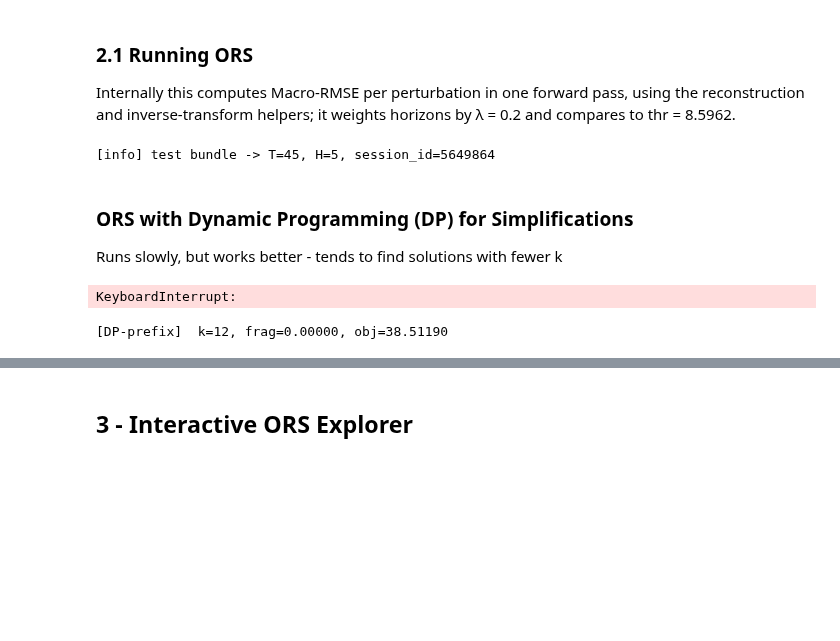
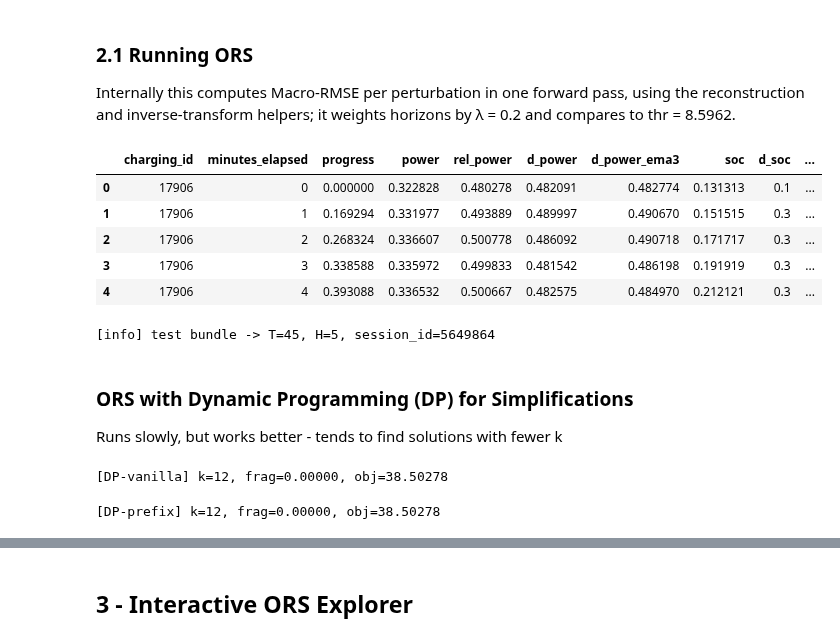
Before and after one commit to SebastianRokholt/Machine-Teaching-for-XAI--TimeSeries-Models, a Jupyter notebook: Notebooks/05__Curve_Simplification.ipynb, the cells around one changed output, grey strips where cells are left out. Drawn from its saved outputs; the diff is of its cells as text; code cells hidden in the pictures; blank space fills up the shorter version.

```diff
--- a/Notebooks/05__Curve_Simplification.ipynb
+++ b/Notebooks/05__Curve_Simplification.ipynb
@@ -106,63 +130,89 @@ Internally this computes Macro-RMSE per perturbation in one forward pass, using
 # %%
 # selects a charging session from the validation set
 SESSION_ID = 7753775 # abnormal
 # SESSION_ID = 7419257  # normal, in val set
 # SESSION_ID = 11732342  # abnormal
 SESSION_ID = 5649864  # abnormal
 # SESSION_ID = 4468530  # abnormal
 # SESSION_ID = 7554450
 # SESSION_ID = 8203265
-bundle_test = fetch_session_preds_bundle(model, test_loader, device=DEVICE, power_scaler=power_scaler, soc_scaler=soc_scaler,
-                                        idx_power_inp=idx_power_inp, idx_soc_inp=idx_soc_inp,
-                                        batch_index=None, sample_index=None, session_id=SESSION_ID)
 
-# TEST_BATCH_IDX, TEST_SAMPLE_IDX = 300, 5   # abnormal session with large jump in the beginning
-# TEST_BATCH_IDX, TEST_SAMPLE_IDX = 300, 5   # increase batch index for longer sessions
+display(test_s.head())
+# build a SessionPredsBundle directly from the scaled test dataframe
+bundle_test = make_bundle_from_session_df(
+    model=model,
+    df_scaled=test_s,
+    sid=int(SESSION_ID),
+    device=DEVICE,
+    input_features=input_features,
+    target_features=target_features,
+    horizon=HORIZON,
+    power_scaler=power_scaler,
+    soc_scaler=soc_scaler,
+    idx_power_inp=idx_power_inp,
+    idx_soc_inp=idx_soc_inp,
+)
 
-# bundle_test = fetch_session_preds_bundle(model, test_loader, TEST_BATCH_IDX, TEST_SAMPLE_IDX, DEVICE,
-#                                  power_scaler, soc_scaler, idx_power_inp, idx_soc_inp)
 T = bundle_test.length
 print(f"[info] test bundle -> T={T}, H={bundle_test.horizon}, session_id={bundle_test.session_id}")
 # %% [output]
+|  | charging_id | minutes_elapsed | progress | power | rel_power | d_power | d_power_ema3 | soc | d_soc | ... |
+| 0 | 17906 | 0 | 0.000000 | 0.322828 | 0.480278 | 0.482091 | 0.482774 | 0.131313 | 0.1 | ... |
+| 1 | 17906 | 1 | 0.169294 | 0.331977 | 0.493889 | 0.489997 | 0.490670 | 0.151515 | 0.3 | ... |
+| 2 | 17906 | 2 | 0.268324 | 0.336607 | 0.500778 | 0.486092 | 0.490718 | 0.171717 | 0.3 | ... |
+| 3 | 17906 | 3 | 0.338588 | 0.335972 | 0.499833 | 0.481542 | 0.486198 | 0.191919 | 0.3 | ... |
+| 4 | 17906 | 4 | 0.393088 | 0.336532 | 0.500667 | 0.482575 | 0.484970 | 0.212121 | 0.3 | ... |
 [info] test bundle -> T=45, H=5, session_id=5649864
 # %% [markdown]
 ### ORS with Dynamic Programming (DP) for Simplifications
 Runs slowly, but works better - tends to find solutions with fewer k
 # %%
-# macro-rmse params
-LAMBDA_DECAY = 0.2
-MRC_THRESHOLD = 8.5962
+T_MIN_EVAL = 1  # which time step to start evaluating predictions at
 
 # common ORS settings
 common_params = dict(
     dp_alpha=0.001, beta=3.0, gamma=0.05,
     R=5000, epsilon_mode="fraction", epsilon_value=0.3,
     dp_q=250, rdp_stage1_candidates=30,
-    t_min_eval=1, anchor_endpoints="last",
+    t_min_eval=T_MIN_EVAL, anchor_endpoints="last",
     min_k=1, max_k=15, stage2_err_metric="l2"   # "l2" (same as ORS paper) or "mrmse"
 )
 
-
 # 1) VANILLA DP (paper-faithful)
 p_vanilla = ORSParams(stage1_mode="dp", **common_params)
-res_vanilla = ors(bundle_test, model, p_vanilla,
-                                power_scaler=power_scaler, soc_scaler=soc_scaler,
-                                idx_power_inp=idx_power_inp, idx_soc_inp=idx_soc_inp,
-                                power_weight=POWER_WEIGHT, decay_lambda=LAMBDA_DECAY,
-                                threshold=MRC_THRESHOLD)
-print(f"[DP-vanilla] k={res_vanilla['k']}, frag={res_vanilla['frag']:.5f}, obj={res_vanilla['obj']:.5f}")
+res_vanilla = ors(
+    bundle_test,
+    model,
+    p_vanilla,
+    power_scaler=power_scaler,
+    idx_power_inp=idx_power_inp,
+    decay_lambda=LAMBDA_DECAY,
+    threshold=AD_THRESHOLD,
+)
+
+if res_vanilla is None:
+    print("[DP-vanilla] no label-preserving simplification found for this session with current params.")
+else:
+    print(f"[DP-vanilla] k={res_vanilla['k']}, frag={res_vanilla['frag']:.5f}, obj={res_vanilla['obj']:.5f}")
 # %% [output]
-KeyboardInterrupt:
+[DP-vanilla] k=12, frag=0.00000, obj=38.50278
 # %%
 # 2) DP + PREFIX SUMS (slightly faster)
 p_fast = ORSParams(stage1_mode="dp_prefix", **common_params)
-res_fast = ors(bundle_test, model, p_fast,
-                             power_scaler=power_scaler, soc_scaler=soc_scaler,
-                             idx_power_inp=idx_power_inp, idx_soc_inp=idx_soc_inp,
-                             power_weight=POWER_WEIGHT, decay_lambda=LAMBDA_DECAY,
-                             threshold=MRC_THRESHOLD)
-print(f"[DP-prefix]  k={res_fast['k']}, frag={res_fast['frag']:.5f}, obj={res_fast['obj']:.5f}")
+res_fast = ors(
+    bundle_test,
+    model,
+    p_fast,
+    power_scaler=power_scaler,
+    idx_power_inp=idx_power_inp,
+    decay_lambda=LAMBDA_DECAY,
+    threshold=AD_THRESHOLD,
+)
+if res_fast is None:
+    print("[DP-prefix] no label-preserving simplification found for this session with current params.")
+else:
+    print(f"[DP-prefix] k={res_fast['k']}, frag={res_fast['frag']:.5f}, obj={res_fast['obj']:.5f}")
 # %% [output]
-[DP-prefix]  k=12, frag=0.00000, obj=38.51190
+[DP-prefix] k=12, frag=0.00000, obj=38.50278
 # %%
 # 3) RDP HEURISTIC (very fast but no guaranteed optimum)
```
Also changed, not shown: parts of 5 cells of this notebook, 5 other files.
